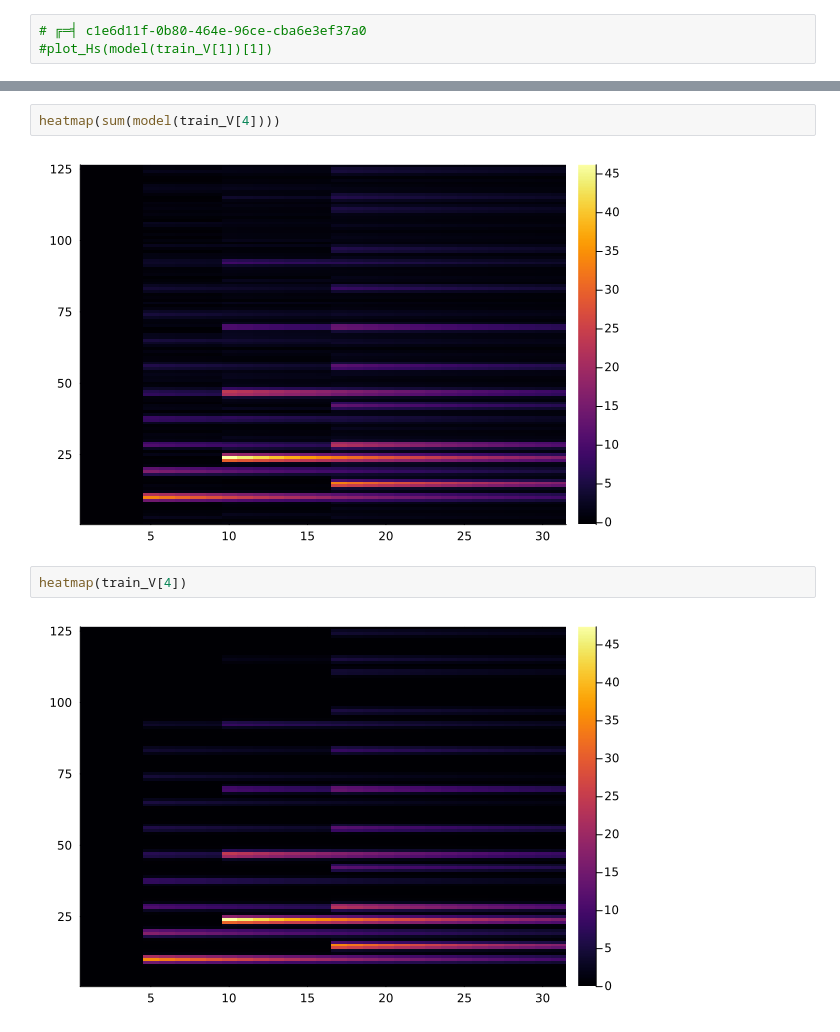
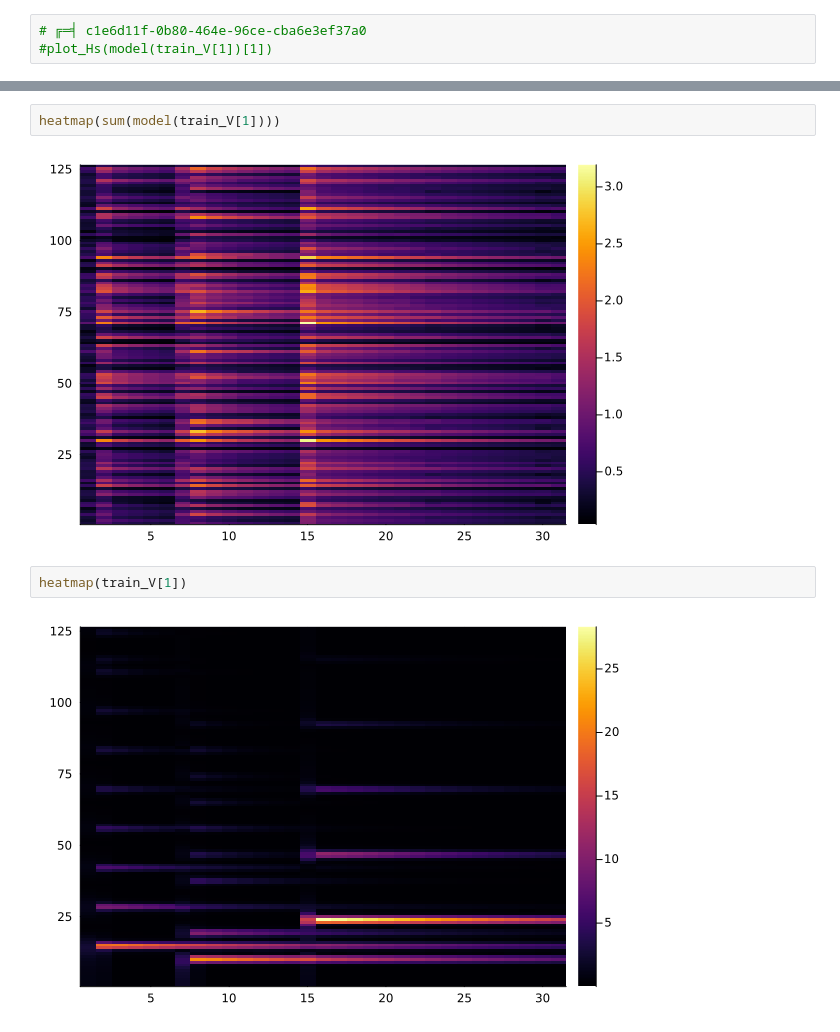
Before and after one commit to njericha/Deep-Unrolling-NTF, a Jupyter notebook: divergence updates and loss.ipynb, the cells around one changed output, grey strips where cells are left out. Cells and saved outputs as stored; diff of their text form.

```diff
--- a/divergence updates and loss.ipynb
+++ b/divergence updates and loss.ipynb
@@ -314,9 +292,9 @@ heatmap(model(train_V[1])[1])
 # %%
-heatmap(sum(model(train_V[4])))
+heatmap(sum(model(train_V[1])))
 # %% [output]
-[figure, old version]
+[figure, new version]
 # %%
-heatmap(train_V[4])
+heatmap(train_V[1])
 # %% [output]
-[figure, old version]
+[figure, new version]
 # %%
```
Also changed, not shown: parts of 14 cells of this notebook.
